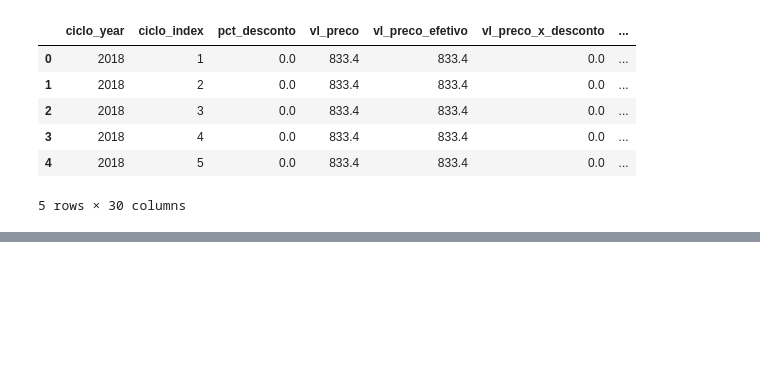
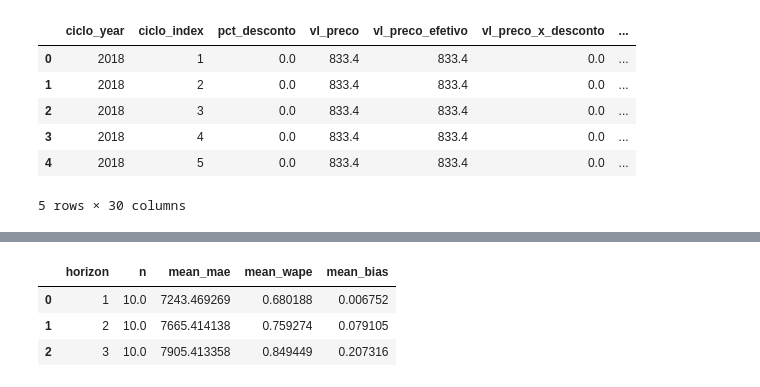
Before and after one commit to leticiarccorrea/sales-operations-demand-forecasting, a Jupyter notebook: case_salesmodel_modelo.ipynb, the cells around one changed output, grey strips where cells are left out. Cells and saved outputs as stored; diff of their text form; code cells hidden in the pictures; blank space fills up the shorter version.

```diff
--- a/case_salesmodel_modelo.ipynb
+++ b/case_salesmodel_modelo.ipynb
@@ -621,0 +735,25 @@ feat_df[feature_cols + [target_col]].head()
+# %%
+def train_point_model(random_state: int = 42) -> HistGradientBoostingRegressor:
+    """Modelo de ponto (média/mediana condicional)."""
+    return HistGradientBoostingRegressor(
+        loss="squared_error",
+        learning_rate=0.05,
+        max_depth=6,
+        max_iter=400,
+        min_samples_leaf=40,
+        l2_regularization=1e-4,
+        random_state=random_state,
+    )
+
+
+def train_quantile_model(alpha: float, random_state: int = 42) -> GradientBoostingRegressor:
+    """Modelo para quantil (alpha in (0,1))."""
+    return GradientBoostingRegressor(
+        loss="quantile",
+        alpha=alpha,
+        learning_rate=0.05,
+        max_depth=4,
+        n_estimators=350,
+        min_samples_leaf=60,
+        random_state=random_state,
+    )
@@ -621,0 +845,19 @@ feat_df[feature_cols + [target_col]].head()
+# %%
+# Métricas por horizonte (agregado geral)
+metrics = (
+    eval_df.groupby("horizon")
+    .apply(lambda g: pd.Series({
+        "n": len(g),
+        "mean_mae": g["mae"].mean(),
+        "mean_wape": g["wape"].mean(),
+        "mean_bias": g["bias"].mean(),
+    }))
+    .reset_index()
+)
+
+metrics
+# %% [output]
+|  | horizon | n | mean_mae | mean_wape | mean_bias |
+| 0 | 1 | 10.0 | 7243.469269 | 0.680188 | 0.006752 |
+| 1 | 2 | 10.0 | 7665.414138 | 0.759274 | 0.079105 |
+| 2 | 3 | 10.0 | 7905.413358 | 0.849449 | 0.207316 |
```
Also changed, not shown: parts of 12 cells of this notebook.
